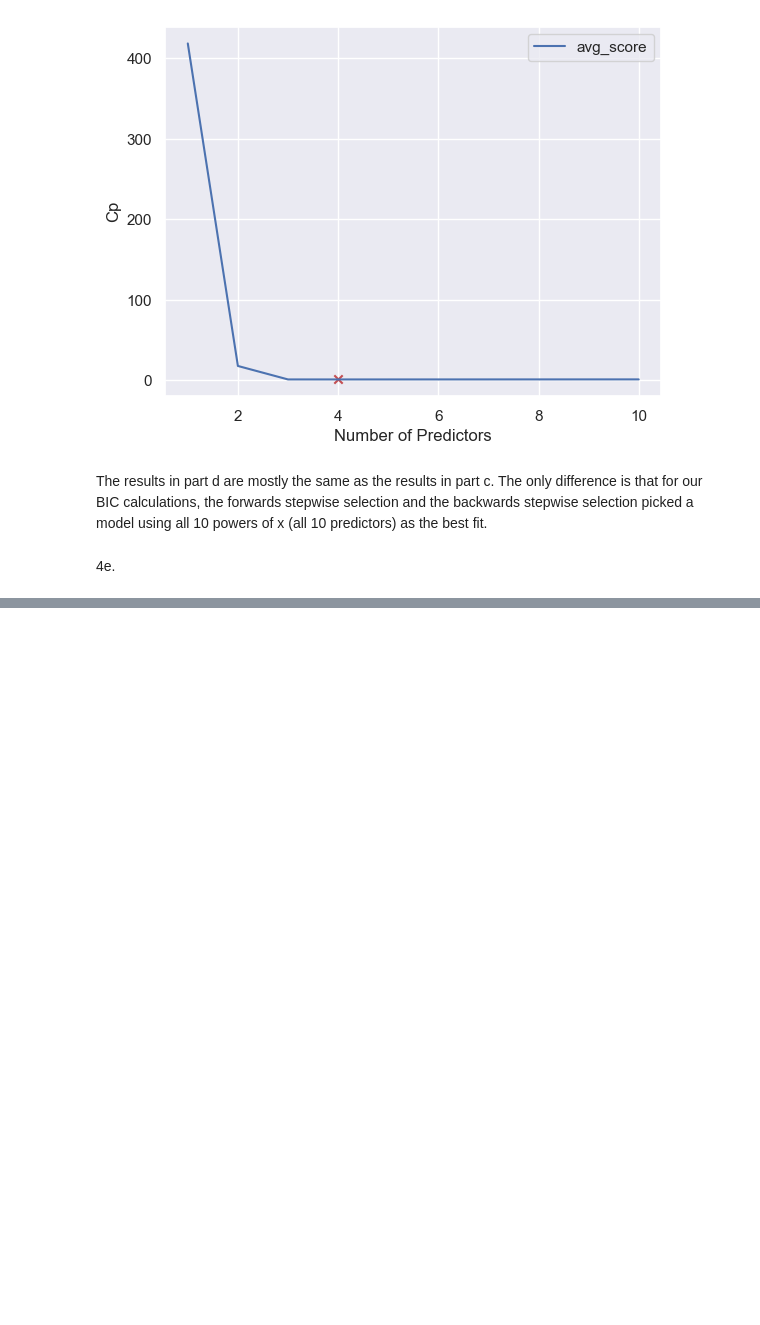
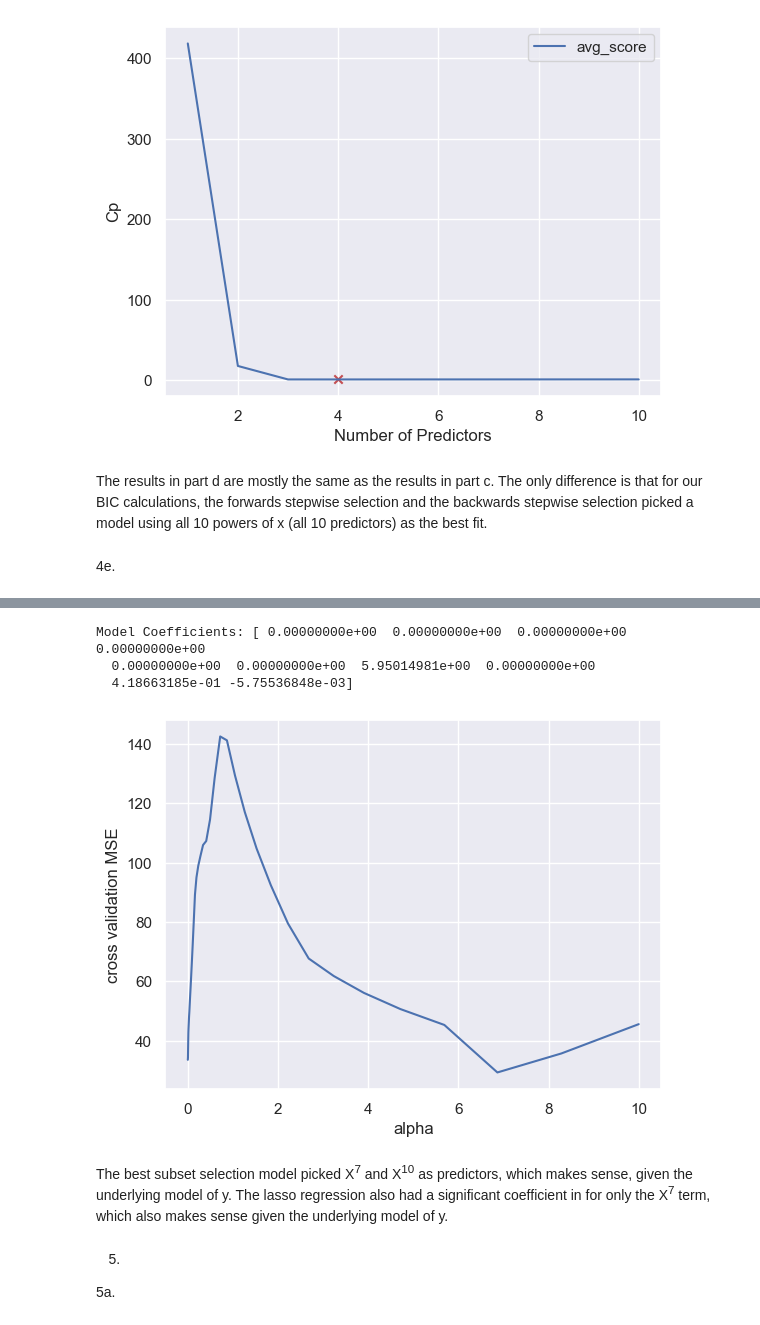
Before and after one commit to bhnord/CS4342, a Jupyter notebook: Assignment 4 Code/Assignment4.ipynb, the cells around one changed output, grey strips where cells are left out. Cells and saved outputs as stored; diff of their text form; code cells hidden in the pictures; blank space fills up the shorter version.

```diff
--- a/Assignment 4 Code/Assignment4.ipynb
+++ b/Assignment 4 Code/Assignment4.ipynb
@@ -717,0 +804,26 @@ The results in part d are mostly the same as the results in part c. The only dif
+# %%
+model = LassoCV(cv=5, random_state=0, max_iter=9999999).fit(X, y)
+best_alpha = model.alpha_
+
+alphas = np.logspace(-3, 1, 50)
+plt.figure()
+scores = [cross_val_score(Lasso(alpha), X, y, cv=5, scoring='neg_mean_squared_error').mean()*-1 for alpha in alphas]
+
+
+plt.plot(alphas, scores)
+plt.xlabel('alpha')
+plt.ylabel('cross validation MSE')
+model = Lasso(alpha=best_alpha).fit(X,y)
+
+
+print("Model Coefficients:", model.coef_)
+# %% [output]
+Model Coefficients: [ 0.00000000e+00  0.00000000e+00  0.00000000e+00  0.00000000e+00
+  0.00000000e+00  0.00000000e+00  5.95014981e+00  0.00000000e+00
+  4.18663185e-01 -5.75536848e-03]
+[figure, added]
+# %% [markdown]
+<p>The best subset selection model picked X<sup>7</sup> and X<sup>10</sup> as predictors, which makes sense, given the underlying model of y. The lasso regression also had a significant coefficient in for only the X<sup>7</sup> term, which also makes sense given the underlying model of y.</p>
+# %% [markdown]
+5.
+5a.
```
Also changed, not shown: parts of 15 cells of this notebook, 1 other file.
